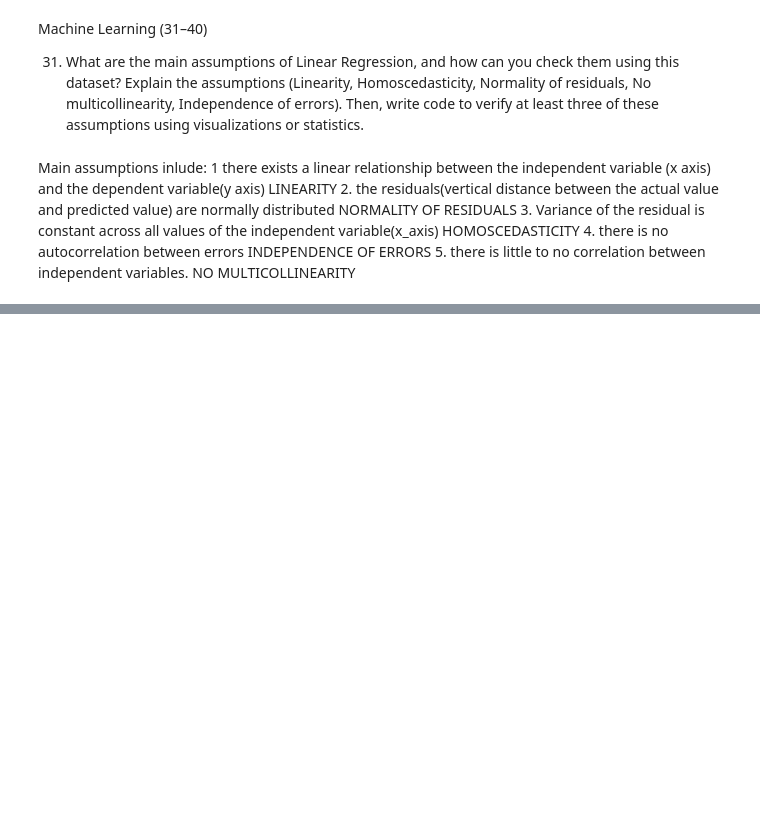
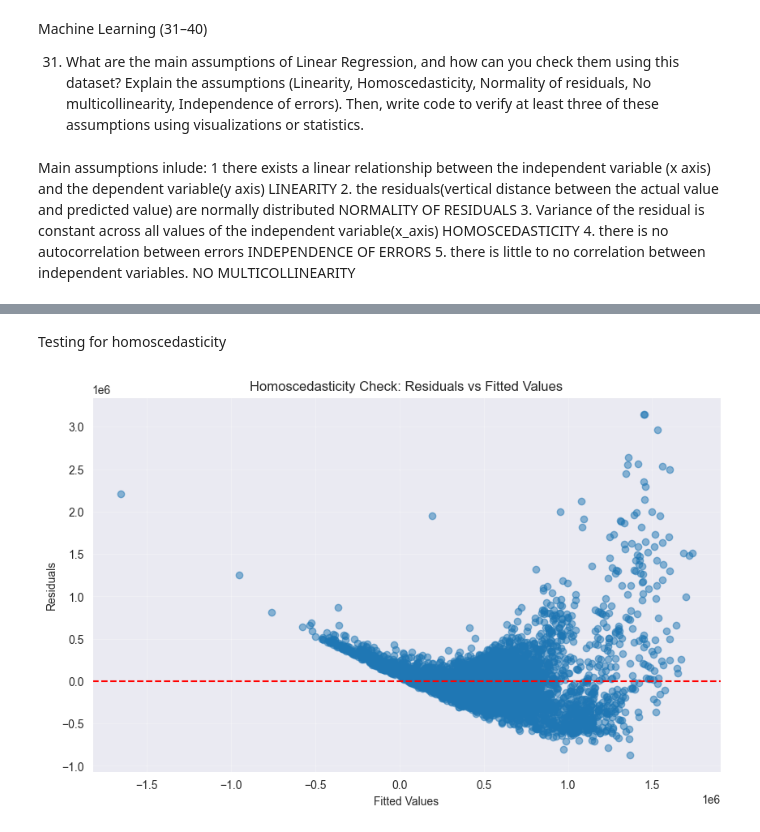
Before and after one commit to Cyrusz55/Car-Price-Prediction, a Jupyter notebook: Book1.ipynb, the cells around one changed output, grey strips where cells are left out. Cells and saved outputs as stored; diff of their text form; code cells hidden in the pictures; blank space fills up the shorter version.

```diff
--- a/Book1.ipynb
+++ b/Book1.ipynb
@@ -671,0 +742,13 @@ Main assumptions inlude:
+# %%
+from sklearn.linear_model import LinearRegression
+# define your features
+features = ['year', 'km_driven', 'mileage', 'owner_encoded', 'engine', 'fuel_encoded', 'transmission_encoded']
+X = df_encoded[features]
+y = df_encoded['selling_price']
+
+# fitting a preliminary model to get the residuals
+
+temp_model = LinearRegression()
+temp_model.fit(X, y)
+y_pred_temp = temp_model.predict(X)
+residuals = y - y_pred_temp
@@ -671,0 +787,13 @@ Main assumptions inlude:
+# %% [markdown]
+Testing for homoscedasticity
+# %%
+plt.figure(figsize=(10, 6))
+plt.scatter(y_pred_temp, residuals, alpha=0.5)
+plt.axhline(y=0, color='r', linestyle='--')
+plt.xlabel('Fitted Values')
+plt.ylabel('Residuals')
+plt.title('Homoscedasticity Check: Residuals vs Fitted Values')
+plt.grid(True, alpha=0.3)
+plt.show()
+# %% [output]
+[figure, added]
```
Also changed, not shown: parts of 43 cells of this notebook.
